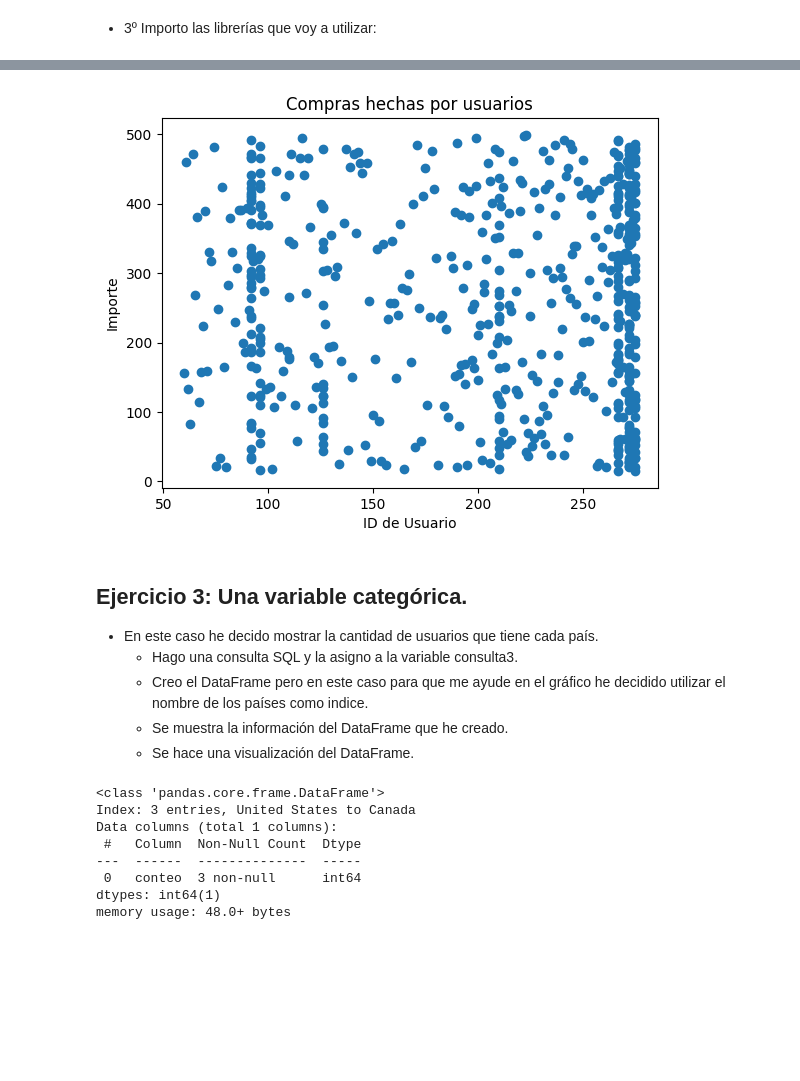
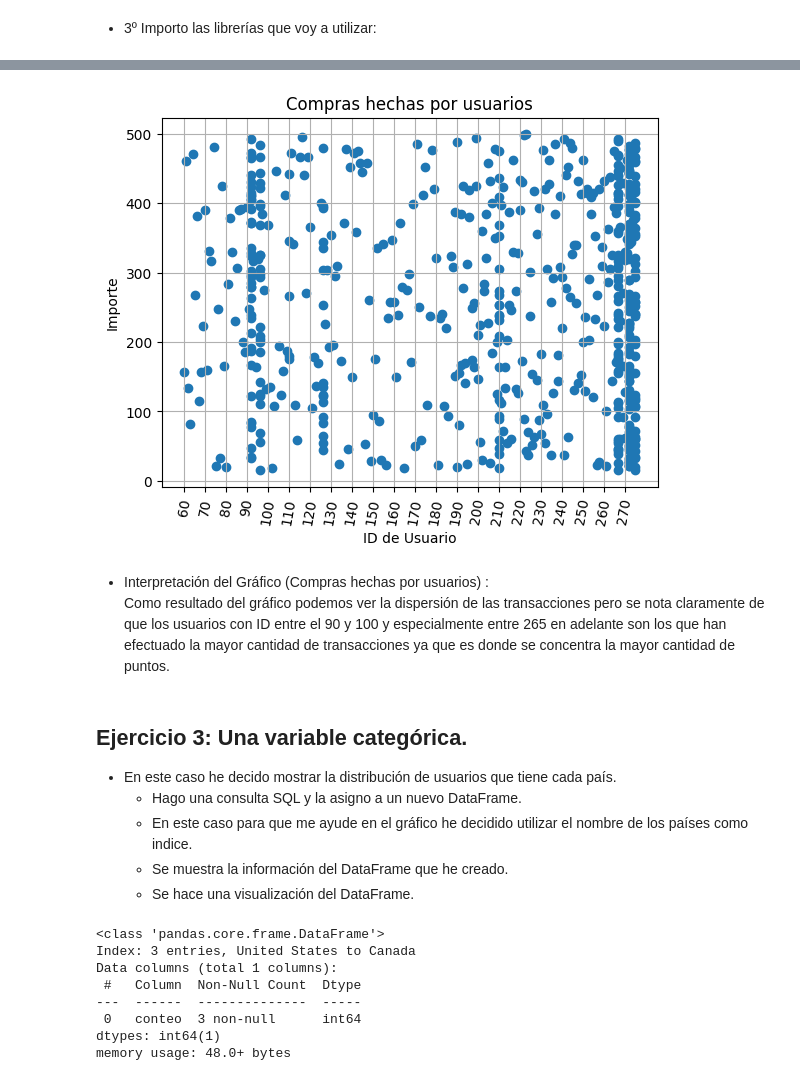
Before and after one commit to Bellengher/SPRINT-1, a Jupyter notebook: SPRINT8.1/Sprint_8_1.ipynb, the cells around one changed output, grey strips where cells are left out. Drawn from its saved outputs; the diff is of its cells as text; code cells hidden in the pictures; blank space fills up the shorter version.

```diff
--- a/SPRINT8.1/Sprint_8_1.ipynb
+++ b/SPRINT8.1/Sprint_8_1.ipynb
@@ -30,7 +30,7 @@ import mysql.connector
 conexion = mysql.connector.connect(
     host="localhost",
     user="root",
-    password="",
+    password="151108",
     database="operations"
 )
 # %% [markdown]
@@ -45,8 +45,7 @@ import matplotlib.pyplot as plt
 # %%
-consulta1 = "SELECT * FROM transactions JOIN companies ON business_id = company_id WHERE amount > 450 AND country = 'Germany' "
 
-df = pd.read_sql(consulta1, conexion)
+df= pd.read_sql('SELECT * FROM transactions JOIN companies ON business_id = company_id JOIN users ON user_id = users.id',con=conexion)
 df.info()
-df.head(10)
+df
 # %% [output]
 <class 'pandas.core.frame.DataFrame'>
@@ -96,5 +80,0 @@ plt.show()
-# %%
-consulta2 = 'SELECT user_id, amount FROM transactions '
-df = pd.read_sql(consulta2, conexion)
-df.info()
-df.head(10)
@@ -124,16 +111,21 @@ memory usage: 9.3 KB
 # %%
 plt.scatter(df['user_id'],df['amount'])
 plt.xlabel('ID de Usuario')
 plt.ylabel('Importe')
 plt.title('Compras hechas por usuarios')
+plt.grid()
+plt.xticks(range(min(df['user_id']), max(df['user_id'])+1, 10),rotation=80)
 plt.show()
 # %% [output]
-[figure, old version]
+[figure, new version]
+# %% [markdown]
+* Interpretación del Gráfico (Compras hechas por usuarios) :
+Como resultado del gráfico podemos ver la dispersión de las transacciones pero se nota claramente de que los usuarios con ID entre el 90 y 100 y especialmente entre 265 en adelante son los que han efectuado la mayor cantidad de transacciones ya que es donde se concentra la mayor cantidad de puntos.
 # %% [markdown]
 ## Ejercicio 3: Una variable categórica.
-* En este caso he decido mostrar la cantidad de usuarios que tiene cada país.
-    * Hago una consulta SQL y la asigno a la variable consulta3.
-    * Creo el DataFrame pero en este caso para que me ayude en el gráfico he decidido utilizar el nombre de los países como indice.
+* En este caso he decido mostrar la distribución de usuarios que tiene cada país.
+    * Hago una consulta SQL y la asigno a un nuevo DataFrame.
+    * En este caso para que me ayude en el gráfico he decidido utilizar el nombre de los países como indice.
     * Se muestra la información del DataFrame que he creado.
     * Se hace una visualización del DataFrame.
 # %%
```
Also changed, not shown: parts of 22 cells of this notebook.
